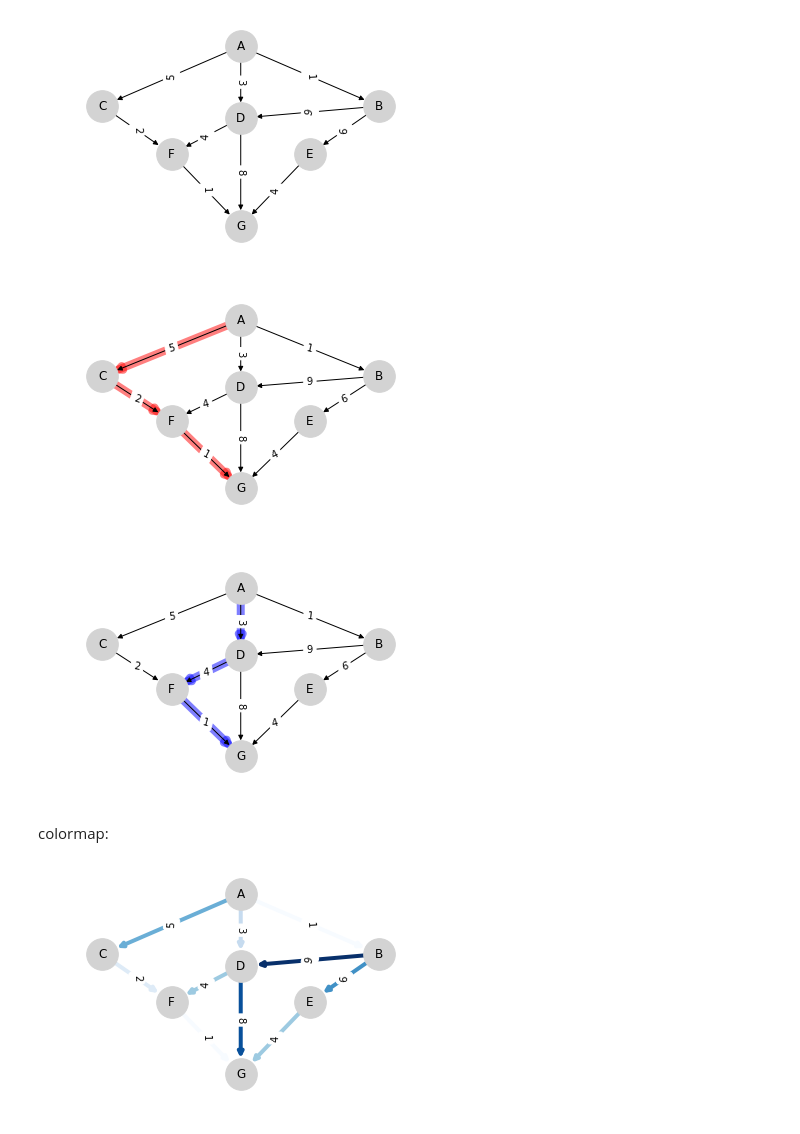
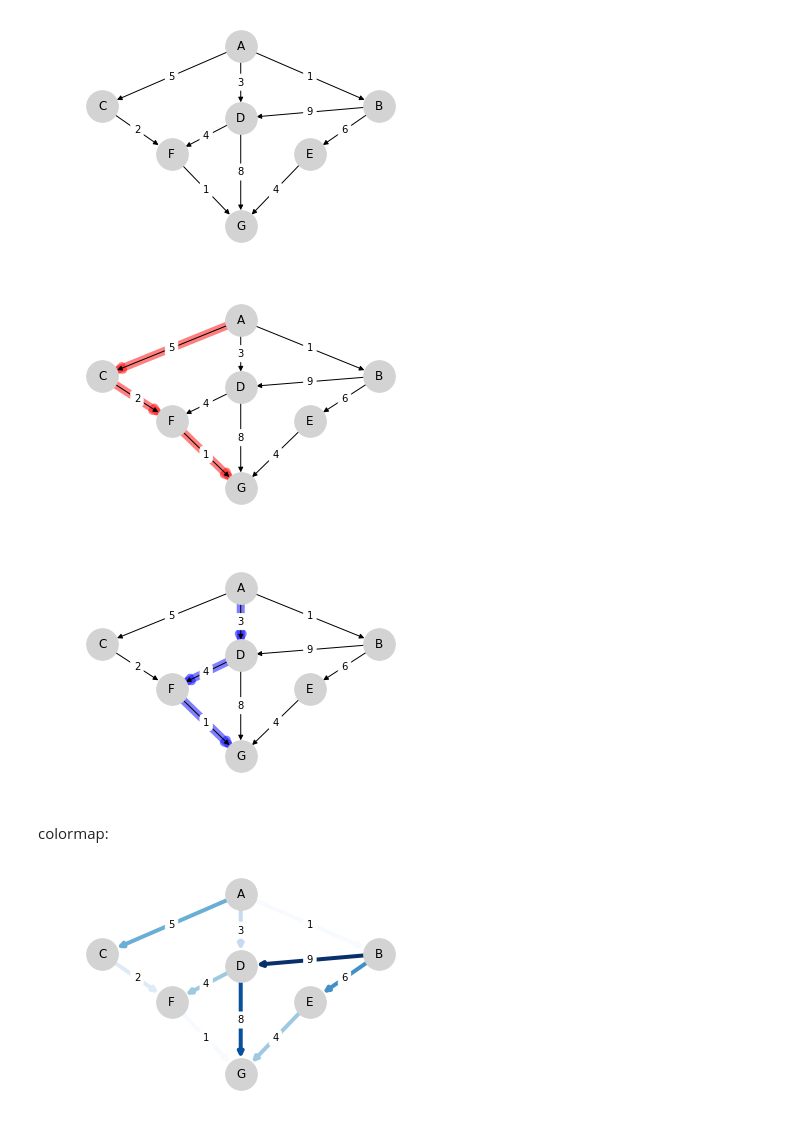
Before and after one commit to QuantEcon/QuantEcon.lectures.code, a Jupyter notebook: short_path/Graph-networkx2.ipynb, the cells around one changed output. Drawn from its saved outputs; the diff is of its cells as text; code cells hidden in the pictures.

```diff
--- a/short_path/Graph-networkx2.ipynb
+++ b/short_path/Graph-networkx2.ipynb
@@ -4,35 +4,35 @@ import numpy as np
 import matplotlib.pyplot as plt
 import pylab
 
 G = nx.DiGraph()
 G.add_node('A',pos=(0,100))
 G.add_node('B',pos=(2,50))
 G.add_node('C',pos=(-2,50))
 G.add_node('D',pos=(0,40))
 G.add_node('E',pos=(1,10))
 G.add_node('F',pos=(-1,10))
 G.add_node('G',pos=(0,-50))
 G.add_edges_from([('A', 'B')], weight=1)
 G.add_edges_from([('F','G')], weight=1)
 G.add_edges_from([('C','F')], weight=2)
 G.add_edges_from([('A','D')], weight=3)
 G.add_edges_from([('D','F'),('E','G')], weight=4)
 G.add_edges_from([('A','C')], weight=5)
 G.add_edges_from([('B','E')], weight=6)
 G.add_edges_from([('D','G')], weight=8)
 G.add_edges_from([('B','D')], weight=9)
 edge_labels=dict([((u,v,),d['weight'])
                  for u,v,d in G.edges(data=True)])
 pos=nx.get_node_attributes(G,'pos')
 
 
 
-nx.draw_networkx_edge_labels(G,pos,edge_labels=edge_labels)
+nx.draw_networkx_edge_labels(G, pos, edge_labels=edge_labels, rotate=False)
 nx.draw(G,pos, node_color='lightgrey',with_labels=True, node_size=1000)
 pylab.show()
 plt.savefig('graph.png')
 # %% [output]
-[figure, old version]
+[figure, new version]
 # %%
 import networkx as nx
 import numpy as np
@@ -65,7 +65,7 @@ nx.draw_networkx_edges(G,pos,
                        edgelist=[('A','C'), ('C','F'), ('F','G')],
                        width=8,alpha=0.5,edge_color='r')
 
-nx.draw_networkx_edge_labels(G,pos,edge_labels=edge_labels)
+nx.draw_networkx_edge_labels(G, pos, edge_labels=edge_labels, rotate=False)
 nx.draw(G,pos, node_color='lightgrey',with_labels=True, node_size=1000)
 pylab.show()
 
@@ -77,13 +77,13 @@ nx.draw_networkx_edges(G,pos,
 
 
 
-nx.draw_networkx_edge_labels(G,pos,edge_labels=edge_labels)
+nx.draw_networkx_edge_labels(G, pos, edge_labels=edge_labels, rotate=False)
 nx.draw(G,pos, node_color='lightgrey',with_labels=True, node_size=1000)
 pylab.show()
 plt.savefig('graph3.png')
 # %% [output]
-[figure, old version]
+[figure, new version]
-[figure, old version]
+[figure, new version]
 # %% [markdown]
 colormap:
 # %%
@@ -117,10 +117,10 @@ edges,weights = zip(*nx.get_edge_attributes(G,'weight').items())
 
 pos=nx.get_node_attributes(G,'pos')
 
-nx.draw_networkx_edge_labels(G,pos,edge_labels=edge_labels)
+nx.draw_networkx_edge_labels(G, pos, edge_labels=edge_labels, rotate=False)
 nx.draw(G,pos, node_color='lightgrey',with_labels=True, node_size=1000,edge_color=weights, width=4.0, edge_cmap=plt.cm.Blues)
 pylab.show()
 
 plt.savefig('graph4.png')
 # %% [output]
-[figure, old version]
+[figure, new version]
```
Also changed, not shown: 6 other files.
